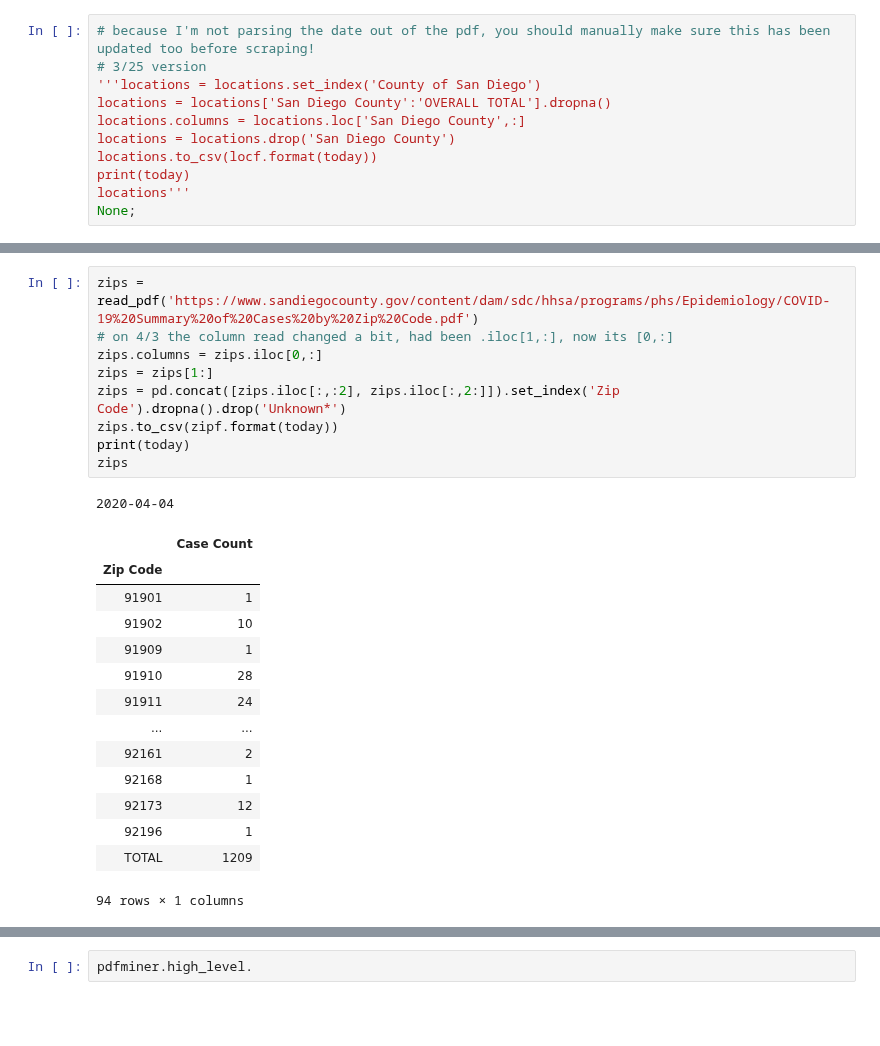
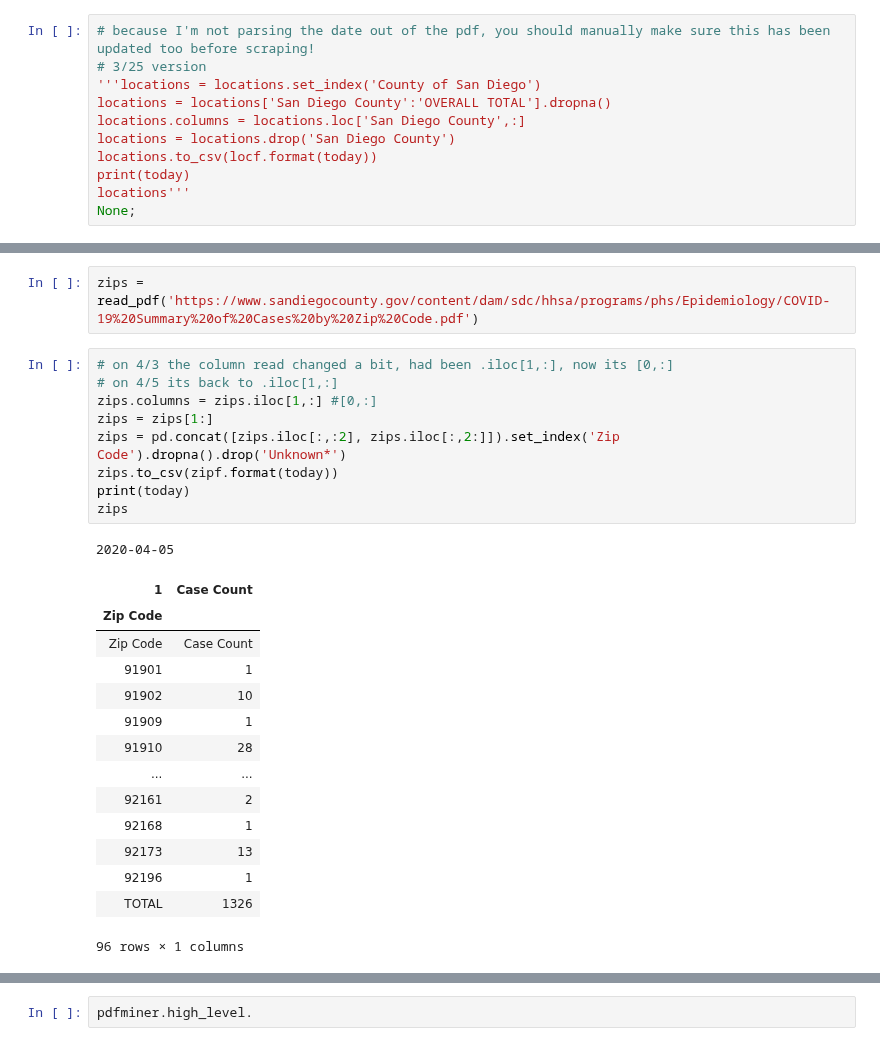
Before and after one commit to jasongfleischer/SanDiegoCountyCOVID19, a Jupyter notebook: San Diego Country Coronavirus History.ipynb, the cells around one changed output, grey strips where cells are left out. Cells and saved outputs as stored; diff of their text form; blank space fills up the shorter version.

```diff
--- a/San Diego Country Coronavirus History.ipynb
+++ b/San Diego Country Coronavirus History.ipynb
@@ -475,28 +479,30 @@ locations
+# %%
+zips = read_pdf('https://www.sandiegocounty.gov/content/dam/sdc/hhsa/programs/phs/Epidemiology/COVID-19%20Summary%20of%20Cases%20by%20Zip%20Code.pdf')
 # %%
-zips = read_pdf('https://www.sandiegocounty.gov/content/dam/sdc/hhsa/programs/phs/Epidemiology/COVID-19%20Summary%20of%20Cases%20by%20Zip%20Code.pdf')
 # on 4/3 the column read changed a bit, had been .iloc[1,:], now its [0,:]
-zips.columns = zips.iloc[0,:]
+# on 4/5 its back to .iloc[1,:]
+zips.columns = zips.iloc[1,:] #[0,:]
 zips = zips[1:]
 zips = pd.concat([zips.iloc[:,:2], zips.iloc[:,2:]]).set_index('Zip Code').dropna().drop('Unknown*')
 zips.to_csv(zipf.format(today))
 print(today)
 zips
 # %% [output]
-2020-04-04
+2020-04-05
-|  | Case Count |
+| 1 | Case Count |
 | Zip Code |  |
+| Zip Code | Case Count |
 | 91901 | 1 |
 | 91902 | 10 |
 | 91909 | 1 |
 | 91910 | 28 |
-| 91911 | 24 |
 | ... | ... |
 | 92161 | 2 |
 | 92168 | 1 |
-| 92173 | 12 |
+| 92173 | 13 |
 | 92196 | 1 |
-| TOTAL | 1209 |
+| TOTAL | 1326 |
-94 rows × 1 columns
+96 rows × 1 columns
 # %%
 import requests
 import pdfminer
```
Also changed, not shown: parts of 15 cells of this notebook, 8 other files.
